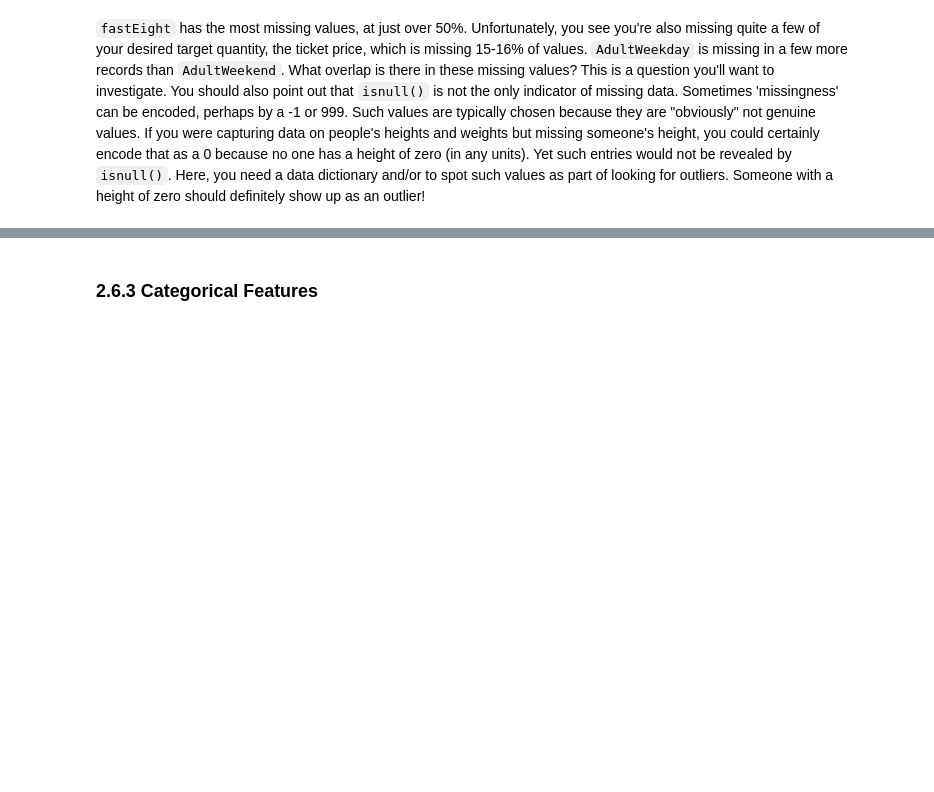
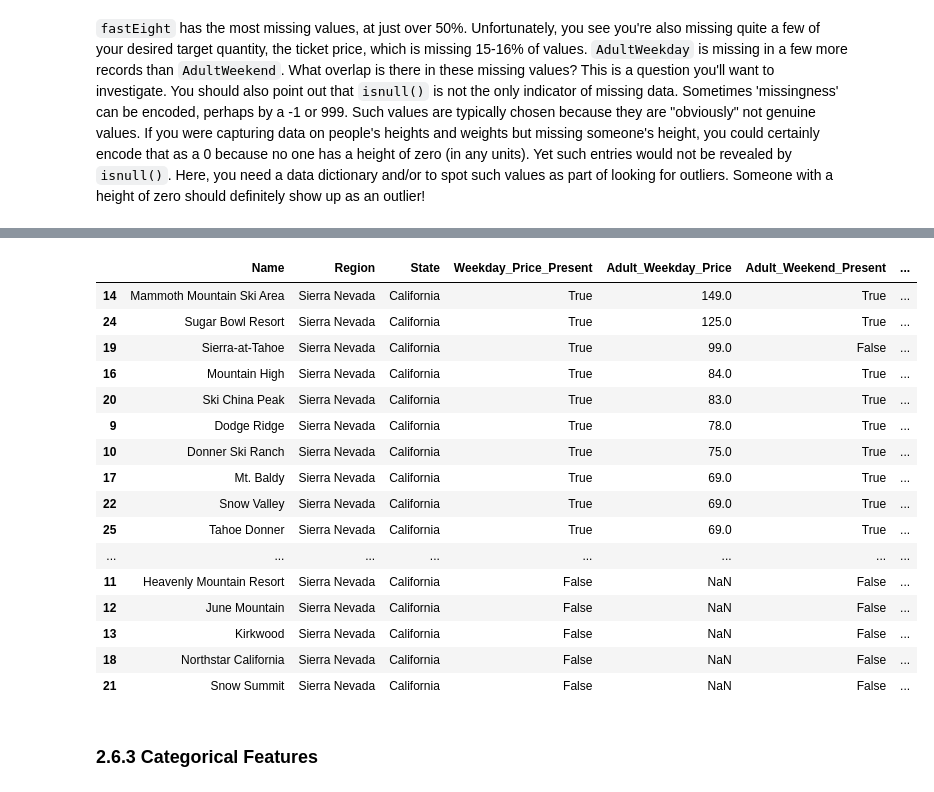
Before and after one commit to meester600/DataScienceGuidedCapstone, a Jupyter notebook: Notebooks/02_data_wrangling.ipynb, the cells around one changed output, grey strips where cells are left out. Drawn from its saved outputs; the diff is of its cells as text; code cells hidden in the pictures; blank space fills up the shorter version.

```diff
--- a/Notebooks/02_data_wrangling.ipynb
+++ b/Notebooks/02_data_wrangling.ipynb
@@ -167,3 +203,27 @@ missing.___(by=___)
+# %%
+cal_ski = ski_data[ski_data['state'] == 'California']
+cal_ski = pd.concat([cal_ski['Name'], cal_ski['Region'], cal_ski['state'], cal_ski['AdultWeekday'].notna(),cal_ski['AdultWeekday'], cal_ski['AdultWeekend'].notna(), cal_ski['AdultWeekend']], axis = 1)
+cal_ski.columns = ['Name','Region', 'State', 'Weekday_Price_Present', 'Adult_Weekday_Price', 'Adult_Weekend_Present', 'Adult_Weekend_Price']
+# %%
+cal_ski.sort_values(by='Adult_Weekday_Price', ascending = False)
+# %% [output]
+|  | Name | Region | State | Weekday_Price_Present | Adult_Weekday_Price | Adult_Weekend_Present | ... |
+| 14 | Mammoth Mountain Ski Area | Sierra Nevada | California | True | 149.0 | True | ... |
+| 24 | Sugar Bowl Resort | Sierra Nevada | California | True | 125.0 | True | ... |
+| 19 | Sierra-at-Tahoe | Sierra Nevada | California | True | 99.0 | False | ... |
+| 16 | Mountain High | Sierra Nevada | California | True | 84.0 | True | ... |
+| 20 | Ski China Peak | Sierra Nevada | California | True | 83.0 | True | ... |
+| 9 | Dodge Ridge | Sierra Nevada | California | True | 78.0 | True | ... |
+| 10 | Donner Ski Ranch | Sierra Nevada | California | True | 75.0 | True | ... |
+| 17 | Mt. Baldy | Sierra Nevada | California | True | 69.0 | True | ... |
+| 22 | Snow Valley | Sierra Nevada | California | True | 69.0 | True | ... |
+| 25 | Tahoe Donner | Sierra Nevada | California | True | 69.0 | True | ... |
+| ... | ... | ... | ... | ... | ... | ... | ... |
+| 11 | Heavenly Mountain Resort | Sierra Nevada | California | False | NaN | False | ... |
+| 12 | June Mountain | Sierra Nevada | California | False | NaN | False | ... |
+| 13 | Kirkwood | Sierra Nevada | California | False | NaN | False | ... |
+| 18 | Northstar California | Sierra Nevada | California | False | NaN | False | ... |
+| 21 | Snow Summit | Sierra Nevada | California | False | NaN | False | ... |
 # %% [markdown]
 ### 2.6.3 Categorical Features<a id='2.6.3_Categorical_Features'></a>
 # %% [markdown]
```
Also changed, not shown: parts of 3 cells of this notebook.
